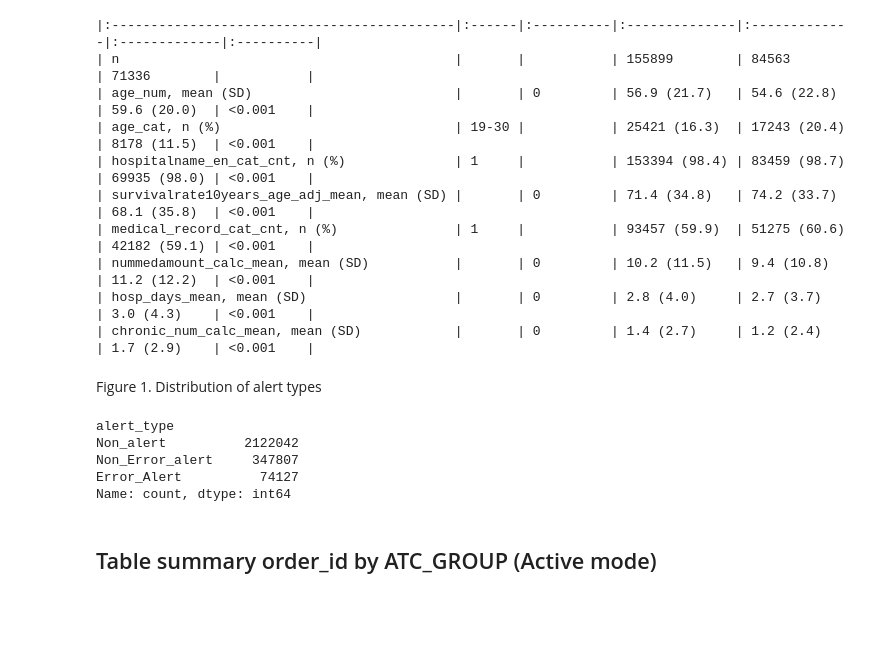
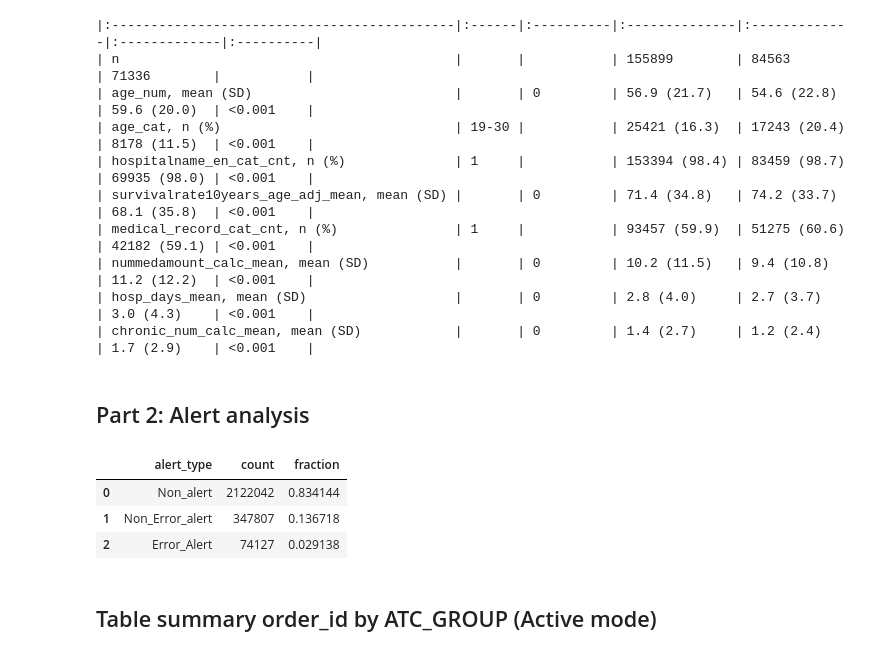
Before and after one commit to nirshlom/alert-fatigue, a Jupyter notebook: main_analysis.ipynb, the cells around one changed output. Saved outputs shown, nothing was run; the diff lists cells and outputs as text; code cells hidden in the pictures; blank space fills up the shorter version.

Commit message:
reorg the data handler file and the main analysis

```diff
--- a/main_analysis.ipynb
+++ b/main_analysis.ipynb
@@ -93,3 +35,4 @@ src_active_patients_merged.head()
 # %%
-#src_tbl1_active_by_patient_gb.to_csv('alert_analysis/data/src_tbl1_active_by_patient_gb.csv', index=False)
-src_active_patients_merged.to_csv('alert_analysis/data/src_active_patients_merged.csv', index=False)
+src_active_patients_merged = pd.read_csv('alert_analysis/data/src_active_patients_merged.csv')
+print(src_active_patients_merged.shape)
+src_active_patients_merged.head()
@@ -145,15 +87,19 @@ print(table.tabulate(tablefmt="pipe"))
 | hosp_days_mean, mean (SD)                   |       | 0         | 2.8 (4.0)     | 2.7 (3.7)    | 3.0 (4.3)    | <0.001    |
 | chronic_num_calc_mean, mean (SD)            |       | 0         | 1.4 (2.7)     | 1.2 (2.4)    | 1.7 (2.9)    | <0.001    |
 # %% [markdown]
-Figure 1. Distribution of alert types
+## Part 2: Alert analysis
 # %%
-src_active_patients_merged['alert_type'].value_counts()
+alert_counts = src_active_patients_merged['alert_type'].value_counts()
+alert_df = alert_counts.to_frame().reset_index()
+alert_df.columns = ['alert_type', 'count']
+alert_df['fraction'] = alert_df['count'] / alert_df['count'].sum()
+alert_df
+#tools.display_dataframe_to_user(name="Alert Type Distribution", dataframe=alert_df)
 # %% [output]
-alert_type
-Non_alert          2122042
-Non_Error_alert     347807
-Error_Alert          74127
-Name: count, dtype: int64
+|  | alert_type | count | fraction |
+| 0 | Non_alert | 2122042 | 0.834144 |
+| 1 | Non_Error_alert | 347807 | 0.136718 |
+| 2 | Error_Alert | 74127 | 0.029138 |
 # %% [markdown]
 ## Table summary  order_id by ATC_GROUP (Active mode)
 # %%
```
Also changed, not shown: parts of 13 cells of this notebook, 1 other file.
